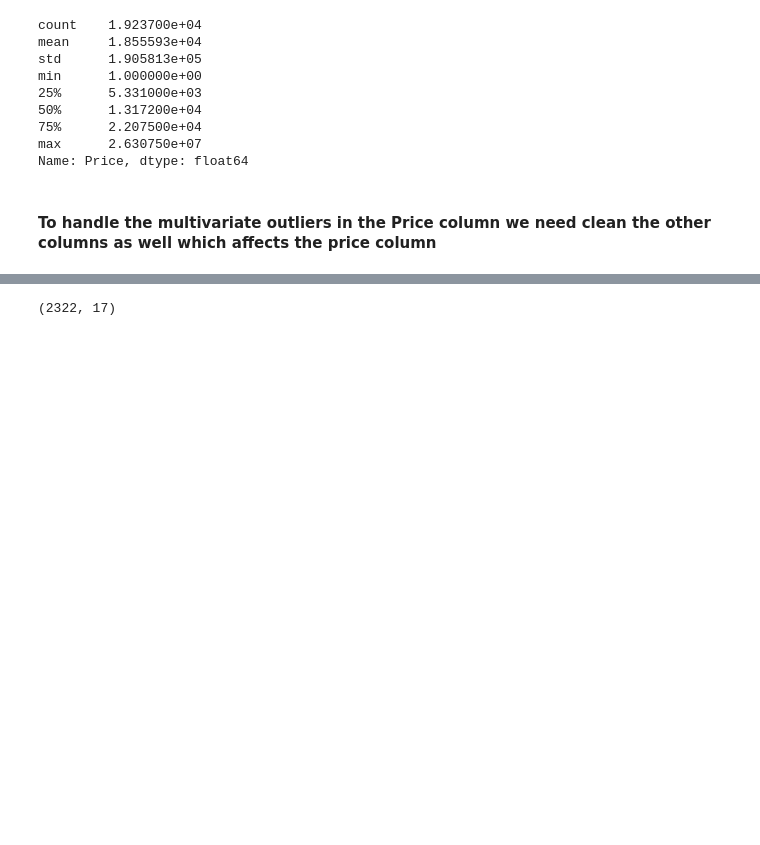
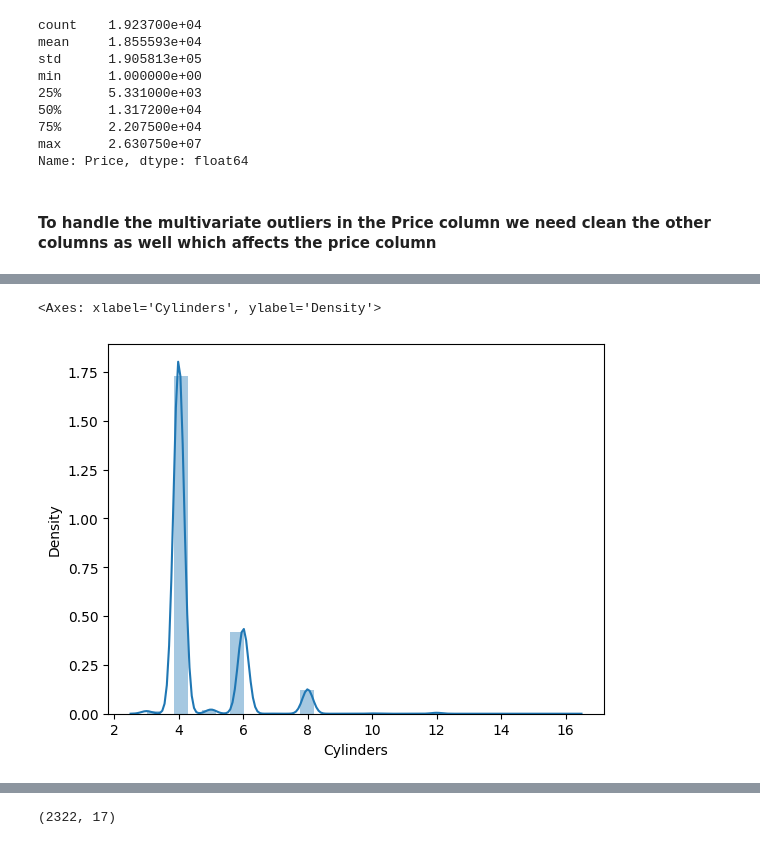
Before and after one commit to SumanGouda/Scikit-Learn-, a Jupyter notebook: PROJECT/CAR PRICE PREDICTION/car_price_prediction.ipynb, the cells around one changed output, grey strips where cells are left out. Cells and saved outputs as stored; diff of their text form; code cells hidden in the pictures; blank space fills up the shorter version.

```diff
--- a/PROJECT/CAR PRICE PREDICTION/car_price_prediction.ipynb
+++ b/PROJECT/CAR PRICE PREDICTION/car_price_prediction.ipynb
@@ -107,0 +184,5 @@ Shape after cleaning: (18041, 16)
+# %%
+sns.distplot(df['Cylinders'], bins=30, kde=True)
+# %% [output]
+<Axes: xlabel='Cylinders', ylabel='Density'>
+[figure, added]
```
Also changed, not shown: parts of 21 cells of this notebook, 1 other file.
